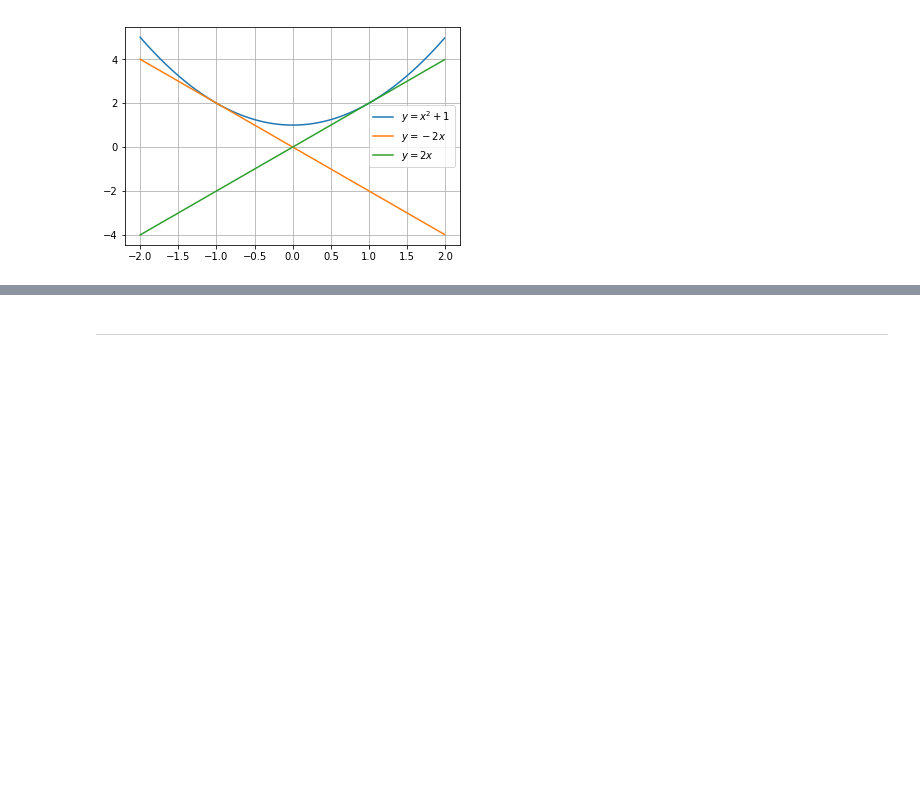
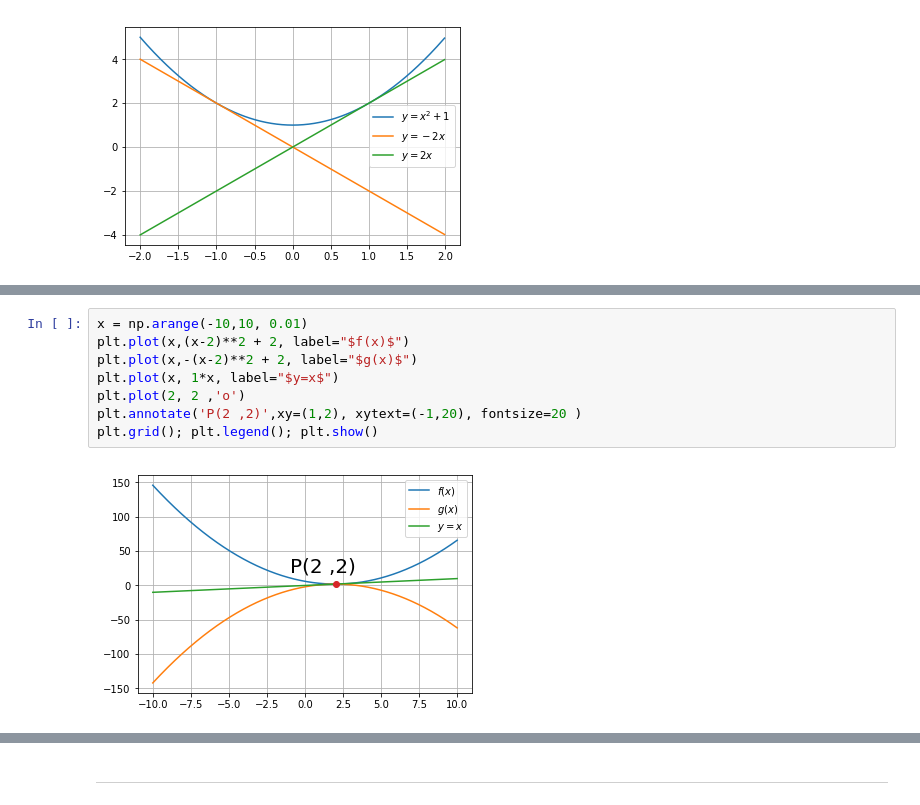
Before and after one commit to ecjang/pages, a Jupyter notebook: Math/[Statistic]_04_Use of Derivatives.ipynb, the cells around one changed output, grey strips where cells are left out. Cells and saved outputs as stored; diff of their text form; blank space fills up the shorter version.

Commit message:
The Equation of the Tangent to the Two Curves

```diff
--- a/Math/[Statistic]_04_Use of Derivatives.ipynb
+++ b/Math/[Statistic]_04_Use of Derivatives.ipynb
@@ -82,0 +90,10 @@ plt.grid(); plt.legend(); plt.show()
+# %%
+x = np.arange(-10,10, 0.01)
+plt.plot(x,(x-2)**2 + 2, label="$f(x)$")
+plt.plot(x,-(x-2)**2 + 2, label="$g(x)$")
+plt.plot(x, 1*x, label="$y=x$")
+plt.plot(2, 2 ,'o')
+plt.annotate('P(2 ,2)',xy=(1,2), xytext=(-1,20), fontsize=20 )
+plt.grid(); plt.legend(); plt.show()
+# %% [output]
+[figure, added]
```
Also changed, not shown: parts of 2 cells of this notebook.
